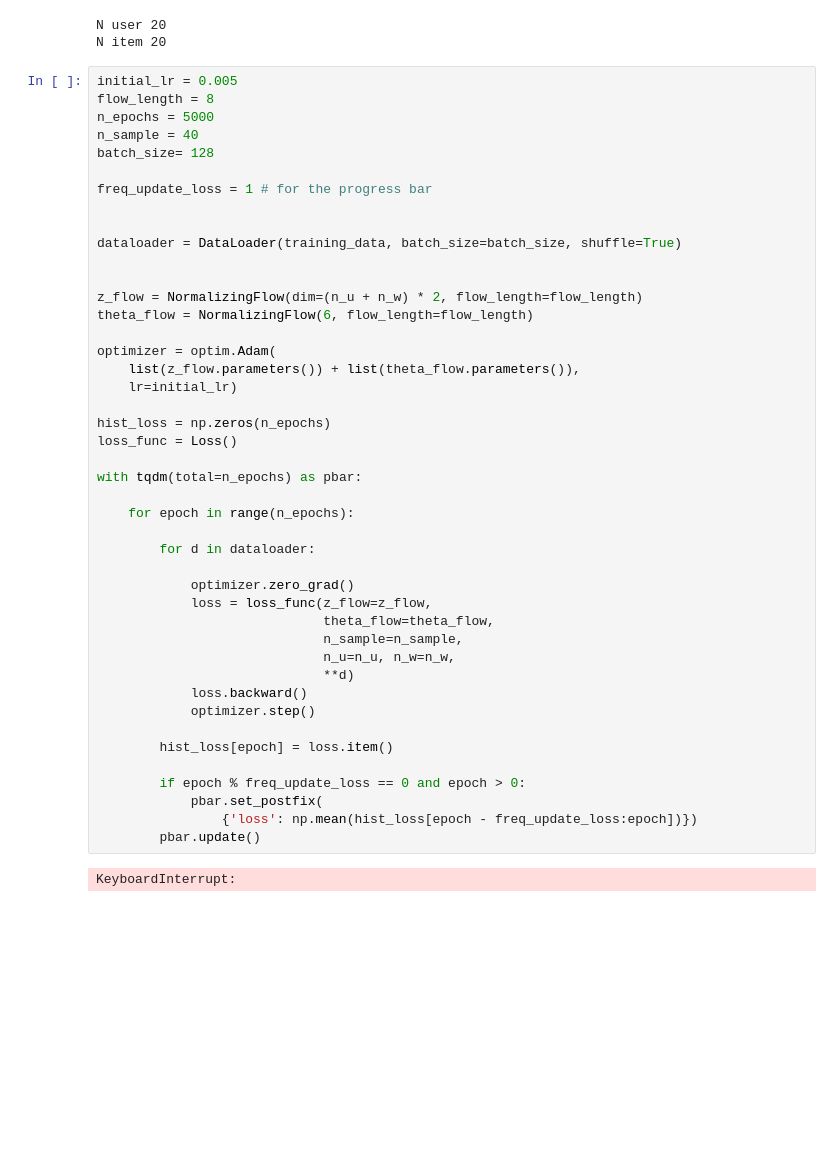
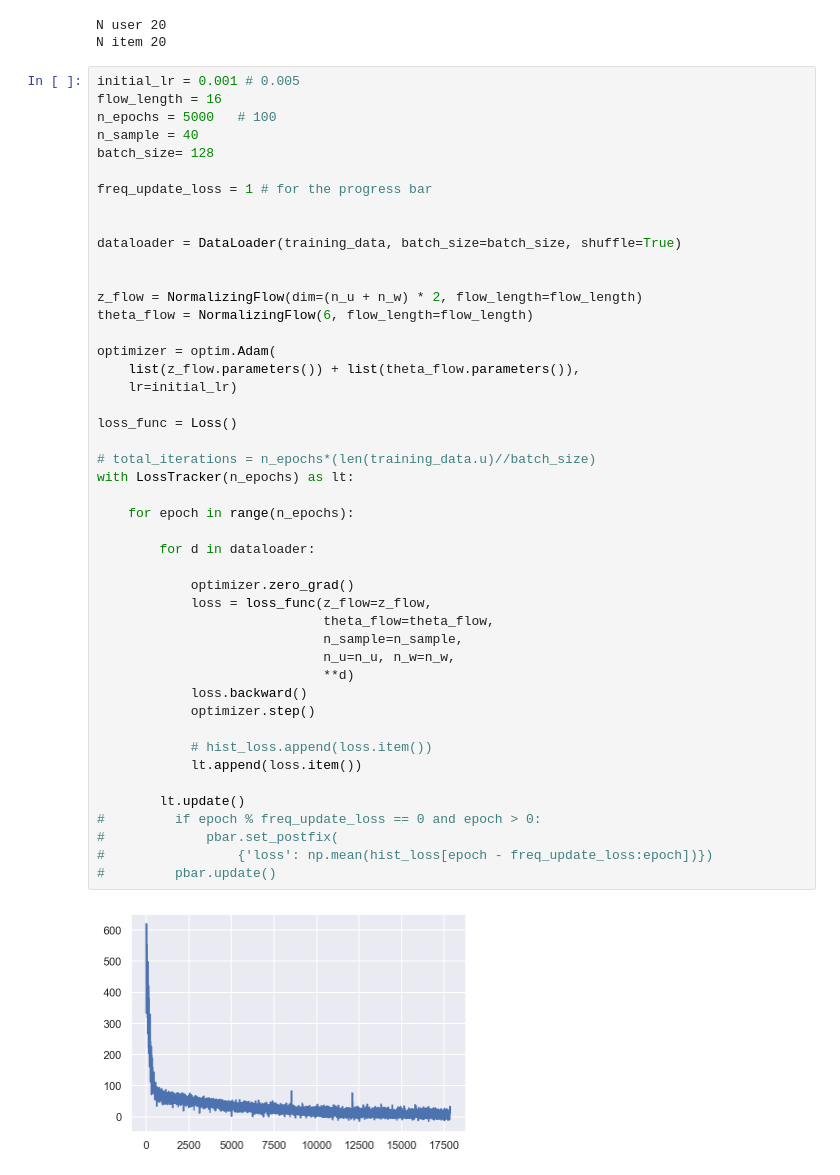
Before and after one commit to AurelienNioche/ActiveTeachingCollaborative, a Jupyter notebook: inference/norm-flow/minibatch/minibatch.ipynb, the cells around one changed output. Cells and saved outputs as stored; diff of their text form; blank space fills up the shorter version.

```diff
--- a/inference/norm-flow/minibatch/minibatch.ipynb
+++ b/inference/norm-flow/minibatch/minibatch.ipynb
@@ -100,9 +249,9 @@ print("N item", n_w)
 N user 20
 N item 20
 # %%
-initial_lr = 0.005
-flow_length = 8
-n_epochs = 5000
+initial_lr = 0.001 # 0.005
+flow_length = 16
+n_epochs = 5000   # 100
 n_sample = 40
 batch_size= 128
 
@@ -110,38 +259,40 @@ freq_update_loss = 1 # for the progress bar
 
 
 dataloader = DataLoader(training_data, batch_size=batch_size, shuffle=True)
 
 
 z_flow = NormalizingFlow(dim=(n_u + n_w) * 2, flow_length=flow_length)
 theta_flow = NormalizingFlow(6, flow_length=flow_length)
 
 optimizer = optim.Adam(
     list(z_flow.parameters()) + list(theta_flow.parameters()),
     lr=initial_lr)
 
-hist_loss = np.zeros(n_epochs)
 loss_func = Loss()
 
-with tqdm(total=n_epochs) as pbar:
+# total_iterations = n_epochs*(len(training_data.u)//batch_size)
+with LossTracker(n_epochs) as lt:
 
     for epoch in range(n_epochs):
 
         for d in dataloader:
 
             optimizer.zero_grad()
             loss = loss_func(z_flow=z_flow,
                              theta_flow=theta_flow,
                              n_sample=n_sample,
                              n_u=n_u, n_w=n_w,
                              **d)
             loss.backward()
             optimizer.step()
 
-        hist_loss[epoch] = loss.item()
+            # hist_loss.append(loss.item())
+            lt.append(loss.item())
 
-        if epoch % freq_update_loss == 0 and epoch > 0:
-            pbar.set_postfix(
-                {'loss': np.mean(hist_loss[epoch - freq_update_loss:epoch])})
-        pbar.update()
+        lt.update()
+#         if epoch % freq_update_loss == 0 and epoch > 0:
+#             pbar.set_postfix(
+#                 {'loss': np.mean(hist_loss[epoch - freq_update_loss:epoch])})
+#         pbar.update()
 # %% [output]
-KeyboardInterrupt:
+[figure, added]
```
Also changed, not shown: parts of 11 cells of this notebook, 2 other files.
